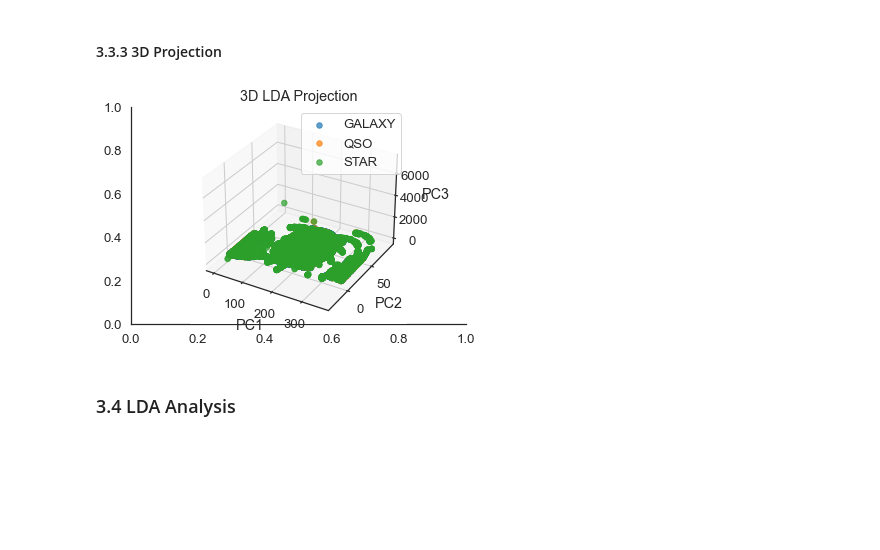
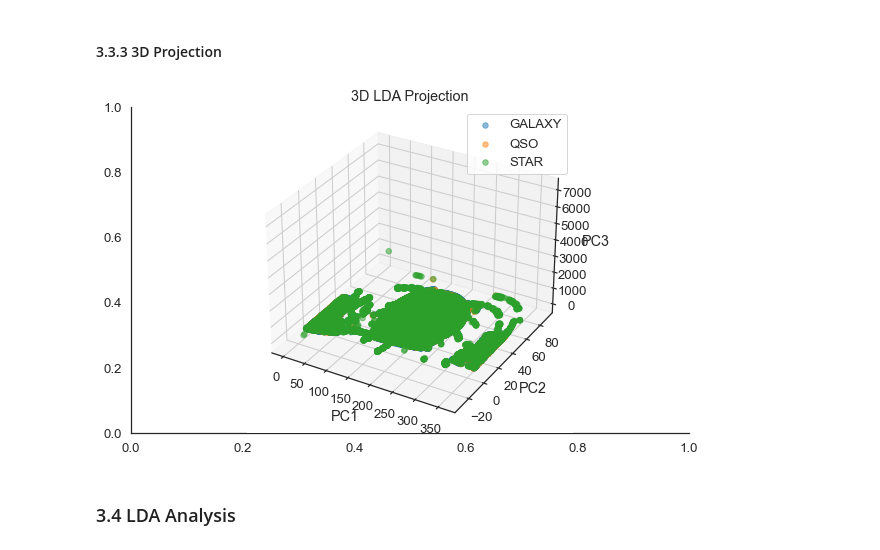
Before and after one commit to mcqueg/Unsupervised_ML, a Jupyter notebook: Dimensionality_Reduction.ipynb, the cells around one changed output. Saved outputs shown, nothing was run; the diff lists cells and outputs as text; code cells hidden in the pictures; blank space fills up the shorter version.

```diff
--- a/Dimensionality_Reduction.ipynb
+++ b/Dimensionality_Reduction.ipynb
@@ -341,7 +341,7 @@ def LDA(data, labels, n):
 lda_one = LDA(data=data, labels=labels, n=1)
 # plot the new df to view the class seperation
 
-f, ax = plt.subplots(1)
+f, ax = plt.subplots(figsize=(10, 6))
 groups = lda_one.groupby(df['class'])
 for c, group in groups:
     ax.hist(group['LD1'], label=c)
@@ -358,10 +358,10 @@ plt.show()
 # %%
 lda_two = LDA(data=data, labels=labels, n=2)
 # plot the new df to view the class seperation
-f, ax = plt.subplots(1)
+f, ax = plt.subplots(figsize=(10, 6))
 groups = lda_two.groupby(df['class'])
 for c, group in groups:
-    ax.scatter(group['LD1'], group['LD2'], s=50, label=c)
+    ax.scatter(group['LD1'], group['LD2'], s=50, label=c, alpha=0.3)
 ax.legend()
 ax.set(title='2D LDA Projection', xlabel='PC1', ylabel='PC2')
 sns.despine()
@@ -373,17 +373,17 @@ plt.show()
 # %%
 lda_three = LDA(data=data, labels=labels, n=3)
 # plot the new df to view the class seperation
-fig_3d, ax_3d = plt.subplots(1)
+fig_3d, ax_3d = plt.subplots(figsize=(10, 6))
 ax_3d = plt.axes(projection='3d')
 groups = lda_three.groupby(df['class'])
 for c, group in groups:
-    ax_3d.scatter3D(group['LD1'], group['LD2'], group['LD3'], s=30, label=c, alpha=.7)
+    ax_3d.scatter3D(group['LD1'], group['LD2'], group['LD3'], s=30, label=c, alpha=.5)
 ax_3d.legend()
 ax_3d.set(title='3D LDA Projection', xlabel='PC1', ylabel='PC2', zlabel='PC3')
 sns.despine()
 plt.show()
 # %% [output]
-[figure, old version]
+[figure, new version]
 # %% [markdown]
 ### 3.4 LDA Analysis<a class="anchor" id="lda-analysis"></a>
 # %% [markdown]
```
Also changed, not shown: parts of 3 cells of this notebook.
